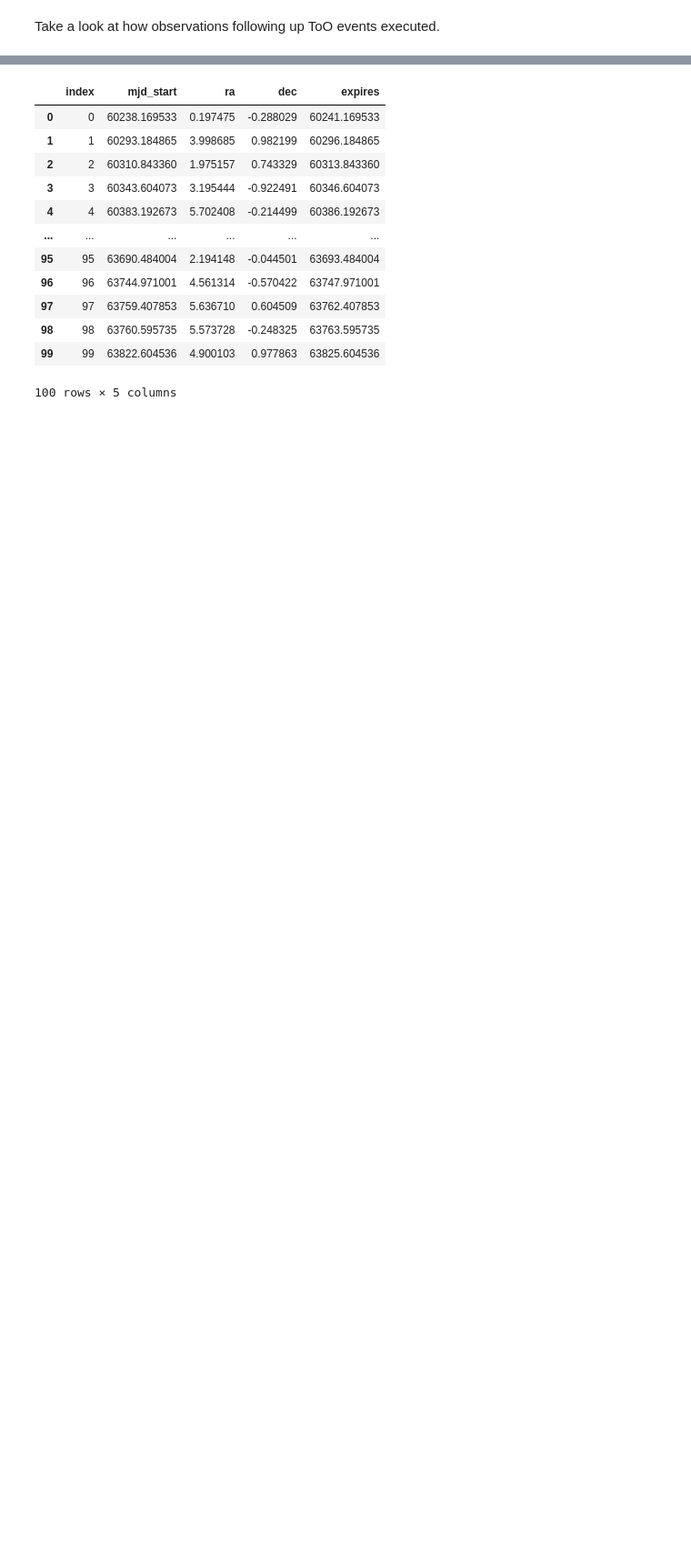
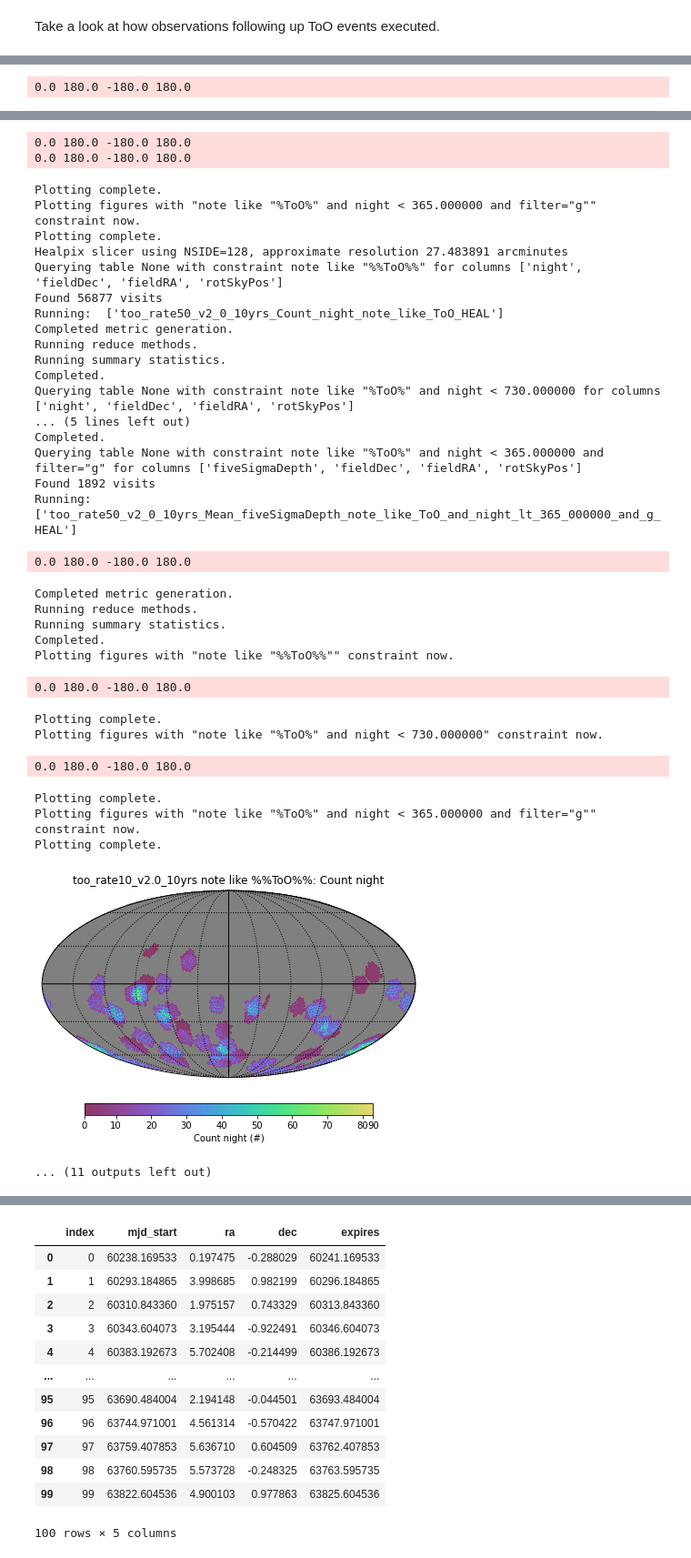
Before and after one commit to lsst-sims/sims_featureScheduler_runs2.0, a Jupyter notebook: microsurveys/ToO/ToO_illustrate.ipynb, the cells around one changed output, grey strips where cells are left out. Shown at 91% size. Saved outputs shown, nothing was run; the diff lists cells and outputs as text; code cells hidden in the pictures; blank space fills up the shorter version.

```diff
--- a/microsurveys/ToO/ToO_illustrate.ipynb
+++ b/microsurveys/ToO/ToO_illustrate.ipynb
@@ -16,24 +24,30 @@ import pandas as pd
-# %%
-
-filename = 'too_rate50_v2.0_10yrs.db'
-name = os.path.basename(filename).replace('.db','')
-conn = maf.db.OpsimDatabase(filename)
-outDir = 'temp'
-resultsDb = maf.db.ResultsDb(outDir=outDir)
 # %%
-bundleList = []
-# Select observations that are labeled as ToO
-sql = 'note like "%%ToO%%" and night < %f' % (365*2)
-metric = maf.metrics.CountMetric('night')
-slicer = maf.slicers.HealpixSlicer()
-bundleList.append(maf.MetricBundle(metric, slicer, sql, runName=name))
+for filename in ['too_rate10_v2.0_10yrs.db', 'too_rate50_v2.0_10yrs.db']:
+    name = os.path.basename(filename).replace('.db','')
+    conn = maf.db.OpsimDatabase(filename)
+    outDir = 'temp'
+    resultsDb = maf.db.ResultsDb(outDir=outDir)
 
-sql = 'note like "%%ToO%%"'
 
-bundleList.append(maf.MetricBundle(metric, slicer, sql, runName=name))
+    bundleList = []
+    # Select observations that are labeled as ToO
+    sql = 'note like "%%ToO%%" and night < %f' % (365*2)
+    metric = maf.metrics.CountMetric('night', units='#')
+    slicer = maf.slicers.HealpixSlicer()
+    bundleList.append(maf.MetricBundle(metric, slicer, sql, runName=name))
 
-sql = 'note like "%%ToO%%" and night < %f and filter="g"' % 365
-metric = maf.metrics.MeanMetric('fiveSigmaDepth')
-bundleList.append(maf.MetricBundle(metric, slicer, sql, runName=name))
+    sql = 'note like "%%ToO%%"'
+
+    bundleList.append(maf.MetricBundle(metric, slicer, sql, runName=name))
+
+    sql = 'note like "%%ToO%%" and night < %f and filter="g"' % 365
+    metric = maf.metrics.MeanMetric('fiveSigmaDepth')
+    bundleList.append(maf.MetricBundle(metric, slicer, sql, runName=name))
+
+
+    bd = maf.metricBundles.makeBundlesDictFromList(bundleList)
+    bg = maf.metricBundles.MetricBundleGroup(bd, conn, outDir=outDir, resultsDb=resultsDb)
+    bg.runAll()
+    bg.plotAll(closefigs=False)
 # %% [output]
 Healpix slicer using NSIDE=128, approximate resolution 27.483891 arcminutes
@@ -39,0 +71 @@ Healpix slicer using NSIDE=128, approximate resolution 27.483891 arcminutes
+0.0 180.0 -180.0 180.0
@@ -39,0 +79,34 @@ Healpix slicer using NSIDE=128, approximate resolution 27.483891 arcminutes
+0.0 180.0 -180.0 180.0
+0.0 180.0 -180.0 180.0
+Plotting complete.
+Plotting figures with "note like "%ToO%" and night < 365.000000 and filter="g"" constraint now.
+Plotting complete.
+Healpix slicer using NSIDE=128, approximate resolution 27.483891 arcminutes
+Querying table None with constraint note like "%%ToO%%" for columns ['night', 'fieldDec', 'fieldRA', 'rotSkyPos']
+Found 56877 visits
+Running:  ['too_rate50_v2_0_10yrs_Count_night_note_like_ToO_HEAL']
+Completed metric generation.
+Running reduce methods.
+Running summary statistics.
+Completed.
+Querying table None with constraint note like "%ToO%" and night < 730.000000 for columns ['night', 'fieldDec', 'fieldRA', 'rotSkyPos']
+... (5 lines left out)
+Completed.
+Querying table None with constraint note like "%ToO%" and night < 365.000000 and filter="g" for columns ['fiveSigmaDepth', 'fieldDec', 'fieldRA', 'rotSkyPos']
+Found 1892 visits
+Running:  ['too_rate50_v2_0_10yrs_Mean_fiveSigmaDepth_note_like_ToO_and_night_lt_365_000000_and_g_HEAL']
+0.0 180.0 -180.0 180.0
+Completed metric generation.
+Running reduce methods.
+Running summary statistics.
+Completed.
+Plotting figures with "note like "%%ToO%%"" constraint now.
+0.0 180.0 -180.0 180.0
+Plotting complete.
+Plotting figures with "note like "%ToO%" and night < 730.000000" constraint now.
+0.0 180.0 -180.0 180.0
+Plotting complete.
+Plotting figures with "note like "%ToO%" and night < 365.000000 and filter="g"" constraint now.
+Plotting complete.
+[figure, added]
+... (11 outputs left out)
```
Also changed, not shown: parts of 12 cells of this notebook, 2 other files.
